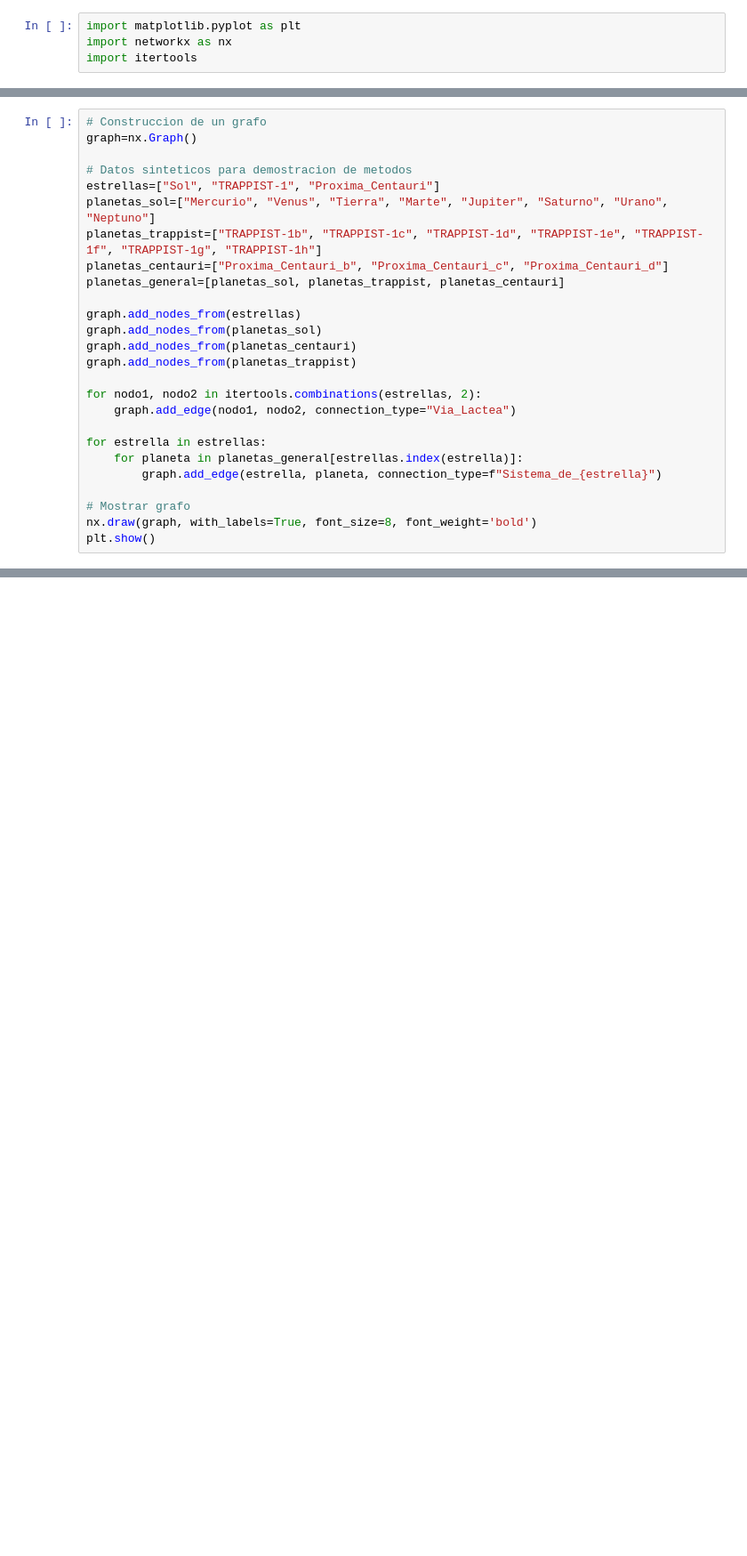
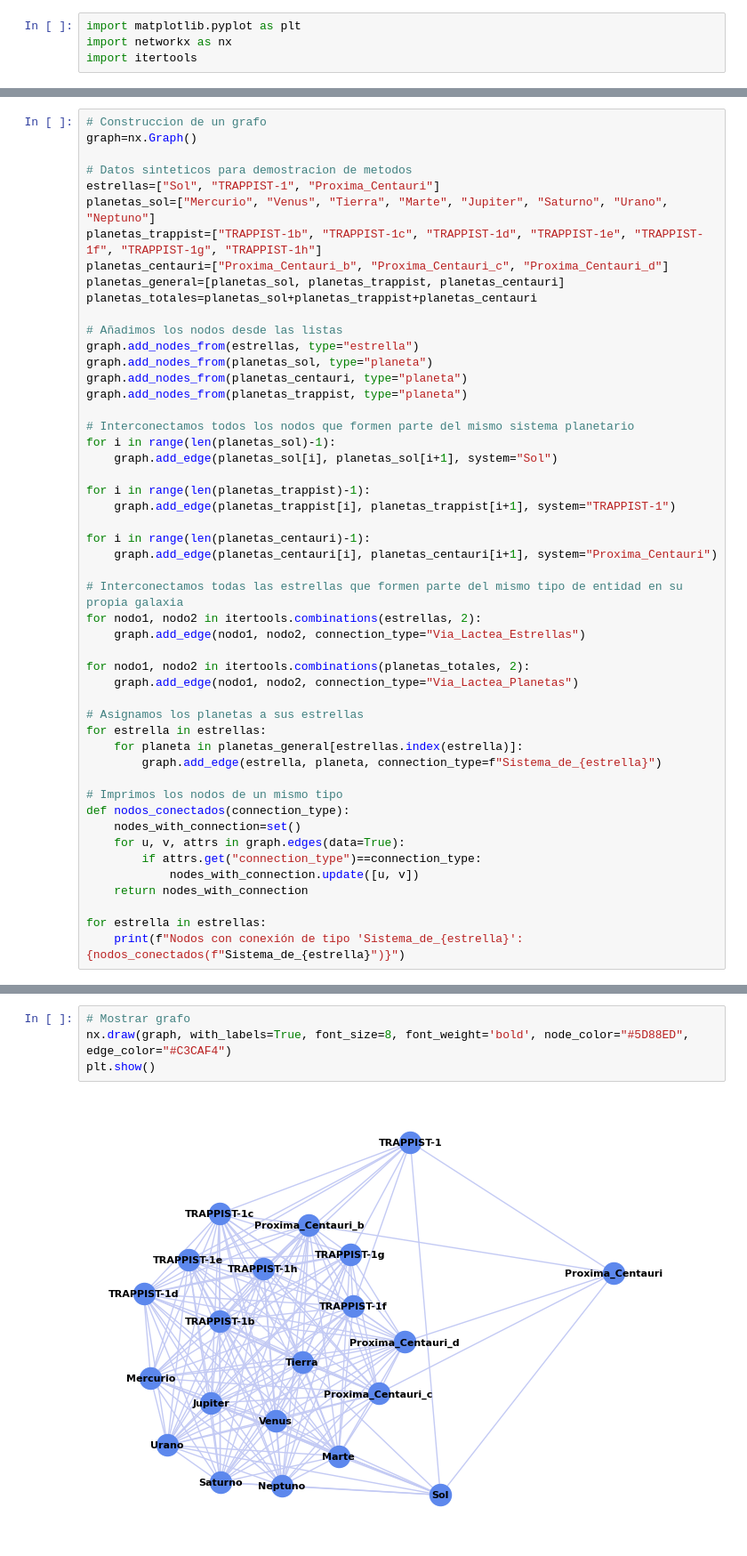
Before and after one commit to Nirmat4/markov-mantle, a Jupyter notebook: markov-mantle.ipynb, the cells around one changed output, grey strips where cells are left out. Shown at 89% size. Saved outputs shown, nothing was run; the diff lists cells and outputs as text; blank space fills up the shorter version.

```diff
--- a/markov-mantle.ipynb
+++ b/markov-mantle.ipynb
@@ -36,20 +38,44 @@ planetas_sol=["Mercurio", "Venus", "Tierra", "Marte", "Jupiter", "Saturno", "Ura
 planetas_trappist=["TRAPPIST-1b", "TRAPPIST-1c", "TRAPPIST-1d", "TRAPPIST-1e", "TRAPPIST-1f", "TRAPPIST-1g", "TRAPPIST-1h"]
 planetas_centauri=["Proxima_Centauri_b", "Proxima_Centauri_c", "Proxima_Centauri_d"]
 planetas_general=[planetas_sol, planetas_trappist, planetas_centauri]
+planetas_totales=planetas_sol+planetas_trappist+planetas_centauri
 
-graph.add_nodes_from(estrellas)
-graph.add_nodes_from(planetas_sol)
-graph.add_nodes_from(planetas_centauri)
-graph.add_nodes_from(planetas_trappist)
+# Añadimos los nodos desde las listas
+graph.add_nodes_from(estrellas, type="estrella")
+graph.add_nodes_from(planetas_sol, type="planeta")
+graph.add_nodes_from(planetas_centauri, type="planeta")
+graph.add_nodes_from(planetas_trappist, type="planeta")
 
+# Interconectamos todos los nodos que formen parte del mismo sistema planetario
+for i in range(len(planetas_sol)-1):
+    graph.add_edge(planetas_sol[i], planetas_sol[i+1], system="Sol")
+
+for i in range(len(planetas_trappist)-1):
+    graph.add_edge(planetas_trappist[i], planetas_trappist[i+1], system="TRAPPIST-1")
+
+for i in range(len(planetas_centauri)-1):
+    graph.add_edge(planetas_centauri[i], planetas_centauri[i+1], system="Proxima_Centauri")
+
+# Interconectamos todas las estrellas que formen parte del mismo tipo de entidad en su propia galaxia
 for nodo1, nodo2 in itertools.combinations(estrellas, 2):
-    graph.add_edge(nodo1, nodo2, connection_type="Via_Lactea")
+    graph.add_edge(nodo1, nodo2, connection_type="Via_Lactea_Estrellas")
 
+for nodo1, nodo2 in itertools.combinations(planetas_totales, 2):
+    graph.add_edge(nodo1, nodo2, connection_type="Via_Lactea_Planetas")
+
+# Asignamos los planetas a sus estrellas
 for estrella in estrellas:
     for planeta in planetas_general[estrellas.index(estrella)]:
         graph.add_edge(estrella, planeta, connection_type=f"Sistema_de_{estrella}")
 
-# Mostrar grafo
-nx.draw(graph, with_labels=True, font_size=8, font_weight='bold')
-plt.show()
+# Imprimos los nodos de un mismo tipo
+def nodos_conectados(connection_type):
+    nodes_with_connection=set()
+    for u, v, attrs in graph.edges(data=True):
+        if attrs.get("connection_type")==connection_type:
+            nodes_with_connection.update([u, v])
+    return nodes_with_connection
+
+for estrella in estrellas:
+    print(f"Nodos con conexión de tipo 'Sistema_de_{estrella}': {nodos_conectados(f"Sistema_de_{estrella}")}")
 # %% [output]
@@ -57,0 +95,6 @@ TypeError: draw_networkx_edge_labels() missing 1 required positional argument: '
+# %%
+# Mostrar grafo
+nx.draw(graph, with_labels=True, font_size=8, font_weight='bold', node_color="#5D88ED", edge_color="#C3CAF4")
+plt.show()
+# %% [output]
+[figure, added]
```
Also changed, not shown: parts of 12 cells of this notebook.
